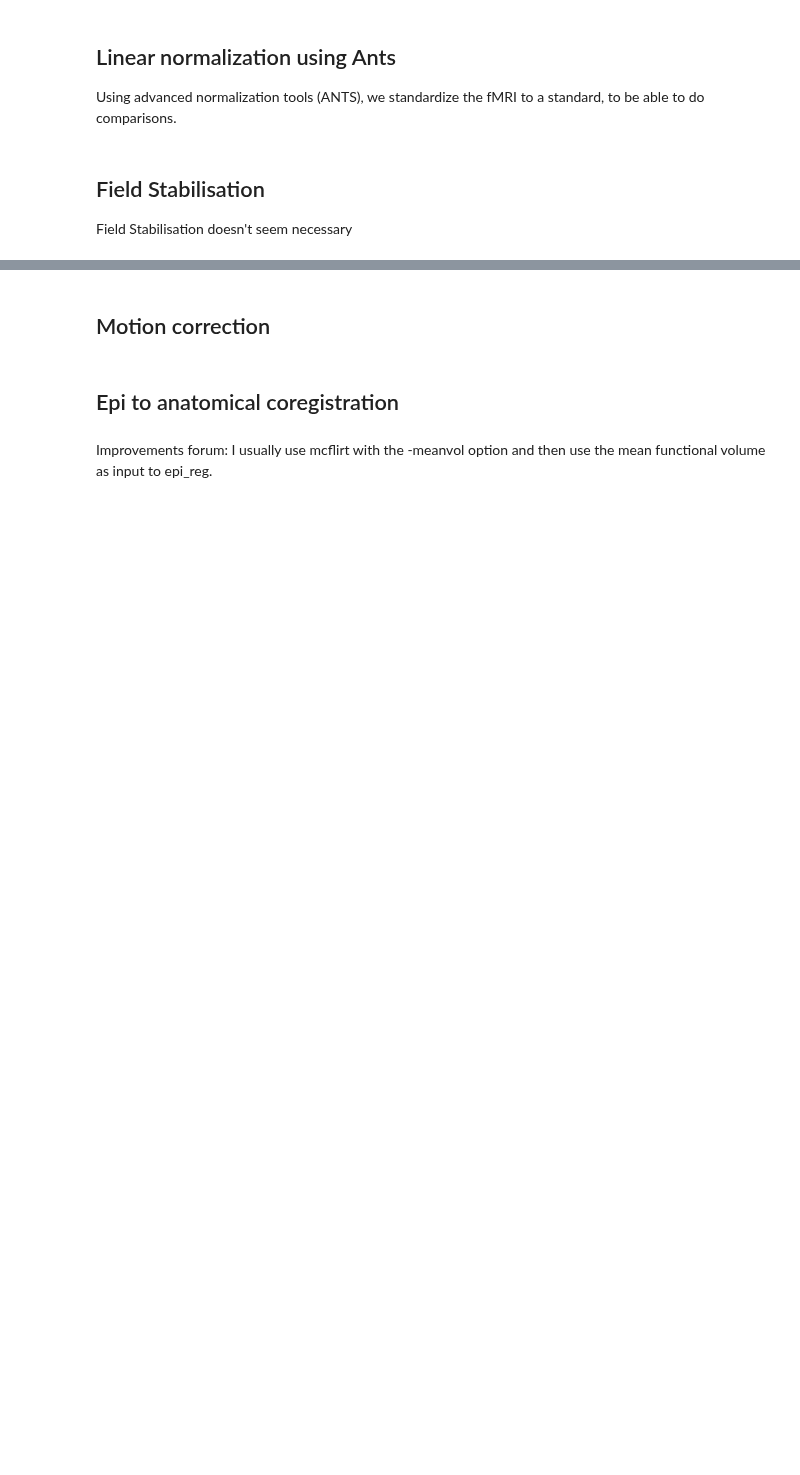
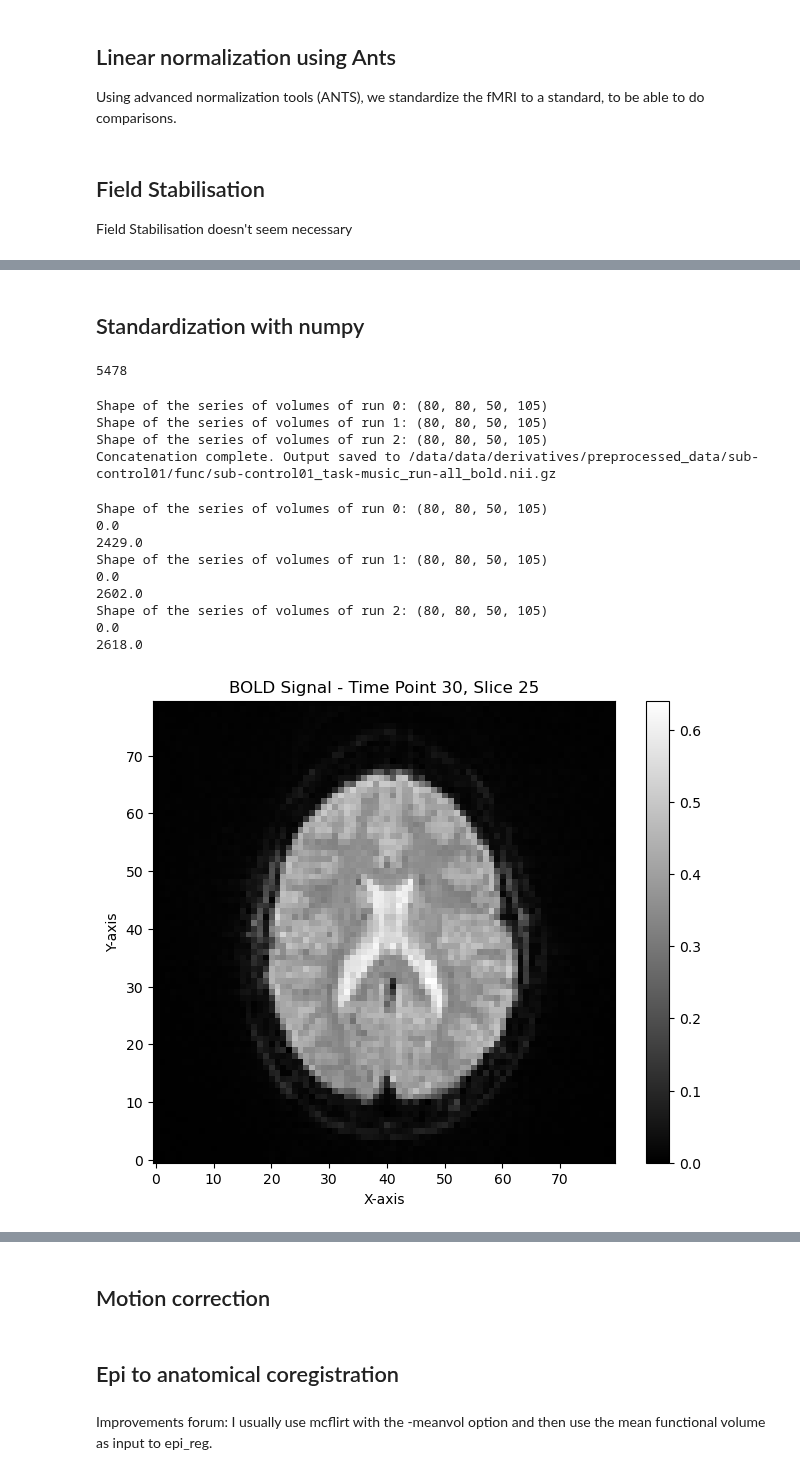
Before and after one commit to gdederichs/NSSP_project_1, a Jupyter notebook: preprocessing.ipynb, the cells around one changed output, grey strips where cells are left out. Drawn from its saved outputs; the diff is of its cells as text; code cells hidden in the pictures; blank space fills up the shorter version.

Commit message:
i choose violence, just kiding i choose minmax for standardisation
More fun tomorrow folks

```diff
--- a/preprocessing.ipynb
+++ b/preprocessing.ipynb
@@ -245,6 +220,7 @@ all_runs = os.path.join(preproc_path, subject, 'func', '{}_task-{}_run-{}_bold'.
 subprocess.run(['fslmerge', '-t', all_runs, runs[0], runs[1], runs[2]])
 os.system('rm -rf {}'.format(op.join(preproc_path, subject, 'func', '*_norm*')))
 # %%
+# for just one run
 i=0
 bids_root = dataset_path
 
@@ -261,10 +237,3 @@ fsleyesDisplay.load(run)
 fsleyesDisplay.load(norm)
 os.system('rm -rf {}'.format(op.join(preproc_path, subject, 'func', '*_mean*')))
 os.system('rm -rf {}'.format(op.join(preproc_path, subject, 'func', '*_std*')))
-
-import matplotlib.pyplot as plt
-import nibabel as nib
-
-plt.plot(nib.load(op.join(norm+'.nii.gz')).get_fdata().mean(axis=(0,1,2)))
-plt.xlabel('Time (volume)')
-plt.ylabel('Mean voxel intensity')
@@ -273,0 +240,2 @@ Text(0, 0.5, 'Mean voxel intensity')
+# %% [markdown]
+## Standardization with numpy
@@ -273,0 +245,70 @@ Text(0, 0.5, 'Mean voxel intensity')
+# %%
+import gc
+gc.collect()
+# %% [output]
+5478
+# %%
+from preprocessed import concatenate_mri_runs
+
+all_runs = os.path.join(preproc_path, subject, 'func', '{}_task-{}_run-{}_bold.nii.gz'.format(subject, task, 'all'))
+concatenate_mri_runs(dataset_path, subject, task, all_runs)
+# %% [output]
+Shape of the series of volumes of run 0: (80, 80, 50, 105)
+Shape of the series of volumes of run 1: (80, 80, 50, 105)
+Shape of the series of volumes of run 2: (80, 80, 50, 105)
+Concatenation complete. Output saved to /data/data/derivatives/preprocessed_data/sub-control01/func/sub-control01_task-music_run-all_bold.nii.gz
+# %%
+run = os.path.join(dataset_path, subject, 'func', '{}_task-{}_run-{}_bold.nii.gz'.format(subject, task, '1'))
+img = nib.load(run)
+data = img.get_fdata()
+del img
+mean = np.mean(data, axis=-1, keepdims=True)
+std = np.std(data, axis=-1, keepdims=True)
+
+standardized_runs = []
+
+# Load and standardize each run
+for i in range(3):
+    run = os.path.join(dataset_path, subject, 'func', '{}_task-{}_run-{}_bold.nii.gz'.format(subject, task, i+1))
+    img = nib.load(run)
+    data = img.get_fdata()
+    print(f'Shape of the series of volumes of run {i}:', data.shape)
+    standardized_data = minmax_std(data)
+    standardized_runs.append(standardized_data)
+
+# Concatenate data along the time axis and save corresponding image
+concatenated_data = np.concatenate(standardized_runs, axis=-1)
+concatenated_img = nib.Nifti1Image(concatenated_data, img.affine).get_fdata()
+
+
+
+#ploo = (data - mean)
+ploo = concatenated_img
+time_point1 = 30
+time_point3 = 150
+time_point2 = 250
+for time_point in [time_point1, time_point2, time_point3]:
+    volume = ploo[..., time_point]
+    # Choose a slice to plot (e.g., the middle slice along the z-axis)
+    z_slice = volume.shape[2] // 2
+    slice_data = volume[:, :, z_slice]
+
+    # Plot the slice
+    plt.figure(figsize=(8, 6))
+    plt.imshow(slice_data.T, cmap="gray", origin="lower")
+    plt.colorbar()
+    plt.title(f"BOLD Signal - Time Point {time_point}, Slice {z_slice}")
+    plt.xlabel("X-axis")
+    plt.ylabel("Y-axis")
+plt.show()
+# %% [output]
+Shape of the series of volumes of run 0: (80, 80, 50, 105)
+0.0
+2429.0
+Shape of the series of volumes of run 1: (80, 80, 50, 105)
+0.0
+2602.0
+Shape of the series of volumes of run 2: (80, 80, 50, 105)
+0.0
+2618.0
+[figure, added]
```
Also changed, not shown: parts of 27 cells of this notebook, 2 other files.
